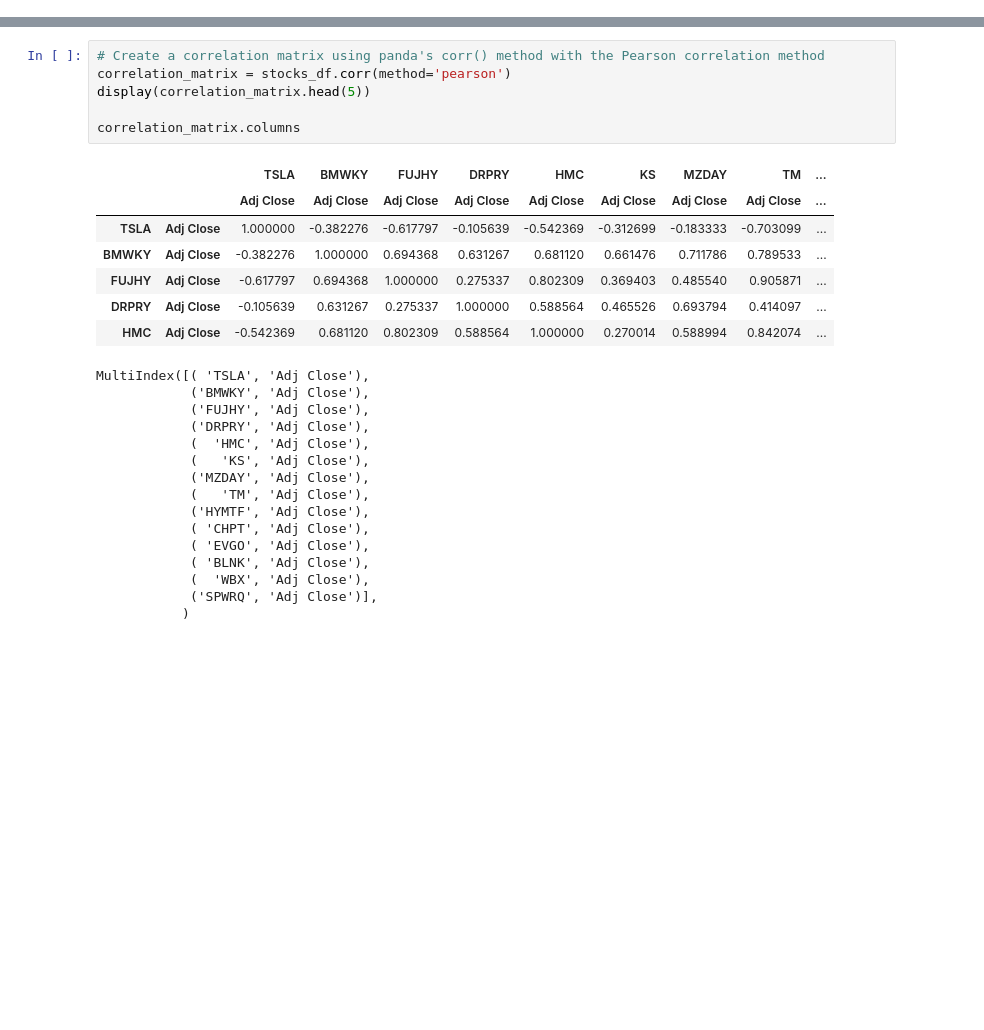
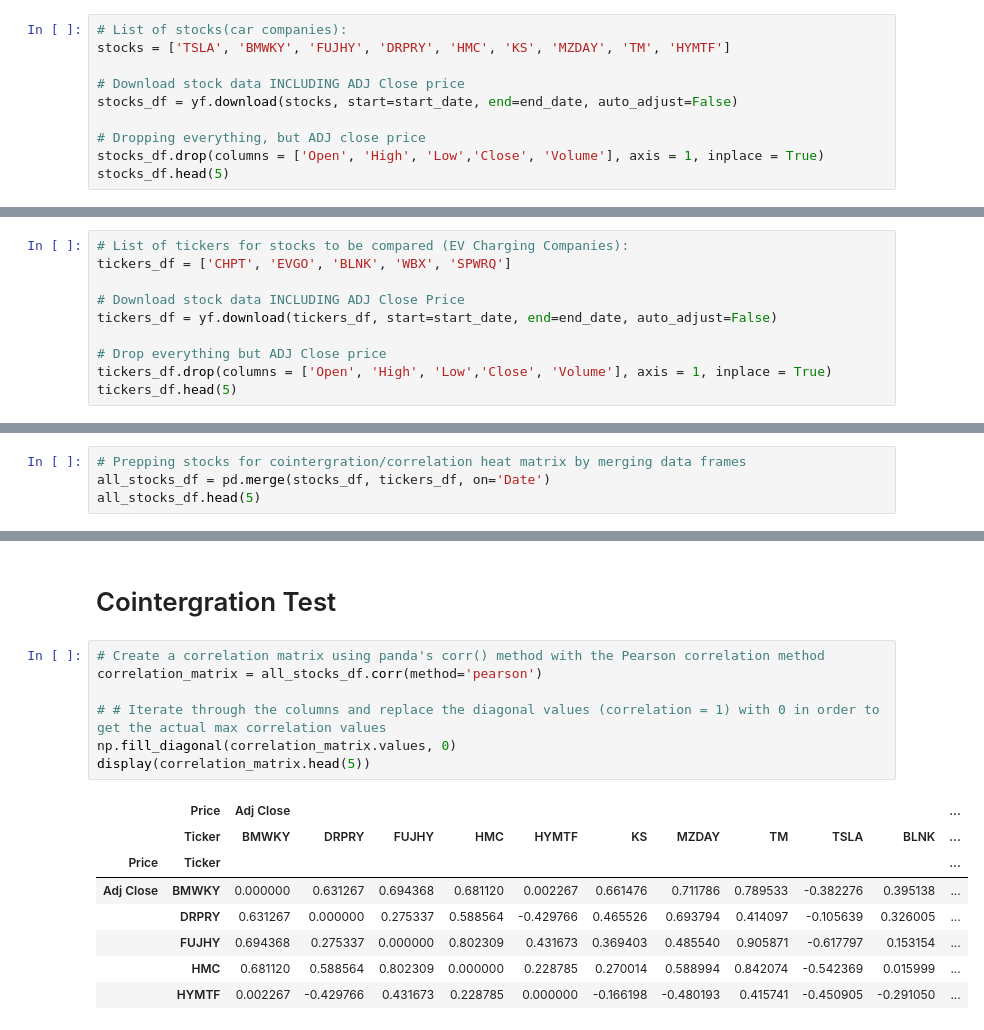
Before and after one commit to victoria-uriostegui/Pairs-Trading-Repo-ED-VU-Fall-24-, a Jupyter notebook: pairs_trading.ipynb, the cells around one changed output, grey strips where cells are left out. Saved outputs shown, nothing was run; the diff lists cells and outputs as text; blank space fills up the shorter version.

Commit message:
Added messages, cleaned up stock and ticker data frame, added correlation heat map

```diff
--- a/pairs_trading.ipynb
+++ b/pairs_trading.ipynb
@@ -55,0 +31,10 @@ display(stocks_df.head(5))
+# %%
+# List of stocks(car companies):
+stocks = ['TSLA', 'BMWKY', 'FUJHY', 'DRPRY', 'HMC', 'KS', 'MZDAY', 'TM', 'HYMTF']
+
+# Download stock data INCLUDING ADJ Close price
+stocks_df = yf.download(stocks, start=start_date, end=end_date, auto_adjust=False)
+
+# Dropping everything, but ADJ close price
+stocks_df.drop(columns = ['Open', 'High', 'Low','Close', 'Volume'], axis = 1, inplace = True)
+stocks_df.head(5)
@@ -55,0 +53,10 @@ display(stocks_df.head(5))
+# %%
+# List of tickers for stocks to be compared (EV Charging Companies):
+tickers_df = ['CHPT', 'EVGO', 'BLNK', 'WBX', 'SPWRQ']
+
+# Download stock data INCLUDING ADJ Close Price
+tickers_df = yf.download(tickers_df, start=start_date, end=end_date, auto_adjust=False)
+
+# Drop everything but ADJ Close price
+tickers_df.drop(columns = ['Open', 'High', 'Low','Close', 'Volume'], axis = 1, inplace = True)
+tickers_df.head(5)
@@ -55,0 +75,4 @@ display(stocks_df.head(5))
+# %%
+# Prepping stocks for cointergration/correlation heat matrix by merging data frames
+all_stocks_df = pd.merge(stocks_df, tickers_df, on='Date')
+all_stocks_df.head(5)
@@ -56,29 +88,18 @@ display(stocks_df.head(5))
+# %% [markdown]
+# Cointergration Test
 # %%
 # Create a correlation matrix using panda's corr() method with the Pearson correlation method
-correlation_matrix = stocks_df.corr(method='pearson')
+correlation_matrix = all_stocks_df.corr(method='pearson')
+
+# # Iterate through the columns and replace the diagonal values (correlation = 1) with 0 in order to get the actual max correlation values
+np.fill_diagonal(correlation_matrix.values, 0)
 display(correlation_matrix.head(5))
-
-correlation_matrix.columns
 # %% [output]
-|  |  | TSLA | BMWKY | FUJHY | DRPRY | HMC | KS | MZDAY | TM | ... |
-|  |  | Adj Close | Adj Close | Adj Close | Adj Close | Adj Close | Adj Close | Adj Close | Adj Close | ... |
-| TSLA | Adj Close | 1.000000 | -0.382276 | -0.617797 | -0.105639 | -0.542369 | -0.312699 | -0.183333 | -0.703099 | ... |
-| BMWKY | Adj Close | -0.382276 | 1.000000 | 0.694368 | 0.631267 | 0.681120 | 0.661476 | 0.711786 | 0.789533 | ... |
-| FUJHY | Adj Close | -0.617797 | 0.694368 | 1.000000 | 0.275337 | 0.802309 | 0.369403 | 0.485540 | 0.905871 | ... |
-| DRPRY | Adj Close | -0.105639 | 0.631267 | 0.275337 | 1.000000 | 0.588564 | 0.465526 | 0.693794 | 0.414097 | ... |
-| HMC | Adj Close | -0.542369 | 0.681120 | 0.802309 | 0.588564 | 1.000000 | 0.270014 | 0.588994 | 0.842074 | ... |
+|  | Price | Adj Close |  |  |  |  |  |  |  |  |  | ... |
+|  | Ticker | BMWKY | DRPRY | FUJHY | HMC | HYMTF | KS | MZDAY | TM | TSLA | BLNK | ... |
+| Price | Ticker |  |  |  |  |  |  |  |  |  |  | ... |
+| Adj Close | BMWKY | 0.000000 | 0.631267 | 0.694368 | 0.681120 | 0.002267 | 0.661476 | 0.711786 | 0.789533 | -0.382276 | 0.395138 | ... |
+|  | DRPRY | 0.631267 | 0.000000 | 0.275337 | 0.588564 | -0.429766 | 0.465526 | 0.693794 | 0.414097 | -0.105639 | 0.326005 | ... |
+|  | FUJHY | 0.694368 | 0.275337 | 0.000000 | 0.802309 | 0.431673 | 0.369403 | 0.485540 | 0.905871 | -0.617797 | 0.153154 | ... |
+|  | HMC | 0.681120 | 0.588564 | 0.802309 | 0.000000 | 0.228785 | 0.270014 | 0.588994 | 0.842074 | -0.542369 | 0.015999 | ... |
+|  | HYMTF | 0.002267 | -0.429766 | 0.431673 | 0.228785 | 0.000000 | -0.166198 | -0.480193 | 0.415741 | -0.450905 | -0.291050 | ... |
-MultiIndex([( 'TSLA', 'Adj Close'),
-            ('BMWKY', 'Adj Close'),
-            ('FUJHY', 'Adj Close'),
-            ('DRPRY', 'Adj Close'),
-            (  'HMC', 'Adj Close'),
-            (   'KS', 'Adj Close'),
-            ('MZDAY', 'Adj Close'),
-            (   'TM', 'Adj Close'),
-            ('HYMTF', 'Adj Close'),
-            ( 'CHPT', 'Adj Close'),
-            ( 'EVGO', 'Adj Close'),
-            ( 'BLNK', 'Adj Close'),
-            (  'WBX', 'Adj Close'),
-            ('SPWRQ', 'Adj Close')],
-           )
```
Also changed, not shown: parts of 22 cells of this notebook.
